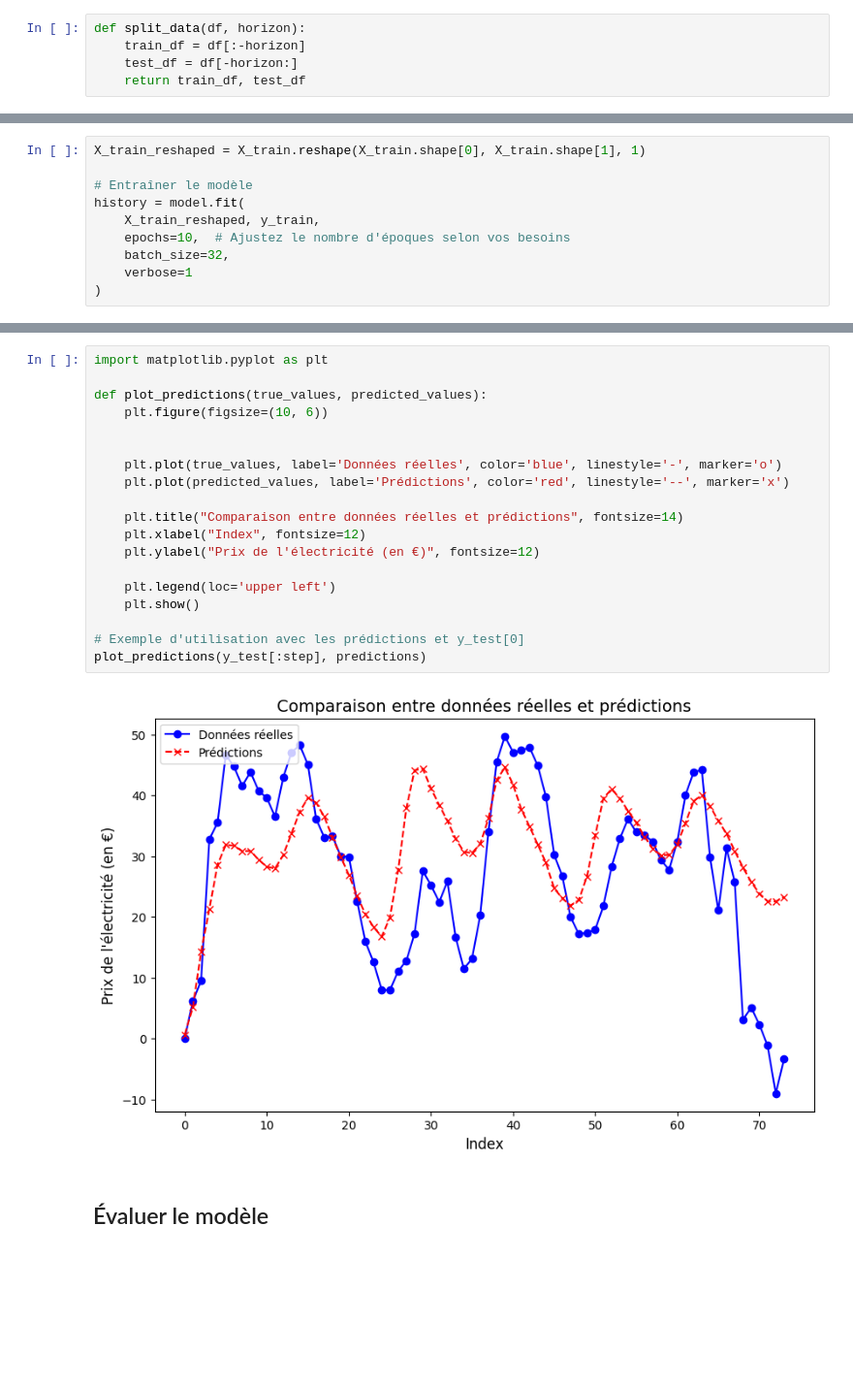
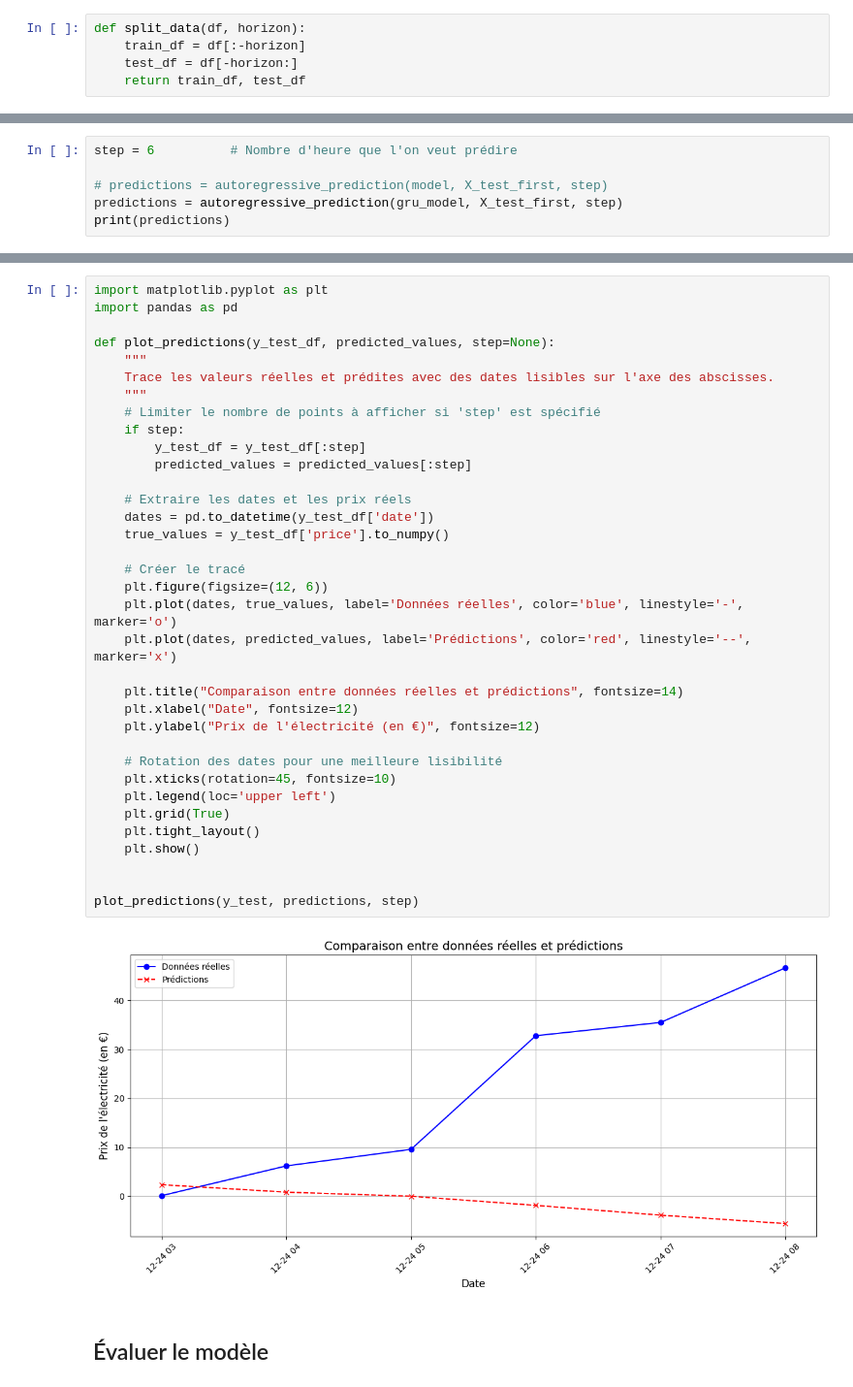
Before and after one commit to RobinMeneust/air_liquide_ai_challenge, a Jupyter notebook: notebooks/Conv1D.ipynb, the cells around one changed output, grey strips where cells are left out. Shown: that part at 97% size. Drawn from its saved outputs; the diff is of its cells as text; blank space fills up the shorter version.

```diff
--- a/notebooks/Conv1D.ipynb
+++ b/notebooks/Conv1D.ipynb
@@ -673,11 +147 @@ Model: "sequential_20"
  Non-trainable params: 0 (0.00 B)
-# %%
-X_train_reshaped = X_train.reshape(X_train.shape[0], X_train.shape[1], 1)
-
-# Entraîner le modèle
-history = model.fit(
-    X_train_reshaped, y_train,
-    epochs=10,  # Ajustez le nombre d'époques selon vos besoins
-    batch_size=32,
-    verbose=1
-)
@@ -757,0 +304,6 @@ print(predictions)
+# %%
+step = 6          # Nombre d'heure que l'on veut prédire
+
+# predictions = autoregressive_prediction(model, X_test_first, step)
+predictions = autoregressive_prediction(gru_model, X_test_first, step)
+print(predictions)
@@ -758,24 +328,40 @@ print(predictions)
 # %%
 import matplotlib.pyplot as plt
+import pandas as pd
 
-def plot_predictions(true_values, predicted_values):
-    plt.figure(figsize=(10, 6))
+def plot_predictions(y_test_df, predicted_values, step=None):
+    """
+    Trace les valeurs réelles et prédites avec des dates lisibles sur l'axe des abscisses.
+    """
+    # Limiter le nombre de points à afficher si 'step' est spécifié
+    if step:
+        y_test_df = y_test_df[:step]
+        predicted_values = predicted_values[:step]
+
+    # Extraire les dates et les prix réels
+    dates = pd.to_datetime(y_test_df['date'])
+    true_values = y_test_df['price'].to_numpy()
+
+    # Créer le tracé
+    plt.figure(figsize=(12, 6))
+    plt.plot(dates, true_values, label='Données réelles', color='blue', linestyle='-', marker='o')
+    plt.plot(dates, predicted_values, label='Prédictions', color='red', linestyle='--', marker='x')
+
+    plt.title("Comparaison entre données réelles et prédictions", fontsize=14)
+    plt.xlabel("Date", fontsize=12)
+    plt.ylabel("Prix de l'électricité (en €)", fontsize=12)
+
+    # Rotation des dates pour une meilleure lisibilité
+    plt.xticks(rotation=45, fontsize=10)
+    plt.legend(loc='upper left')
+    plt.grid(True)
+    plt.tight_layout()
+    plt.show()
 
 
-    plt.plot(true_values, label='Données réelles', color='blue', linestyle='-', marker='o')
-    plt.plot(predicted_values, label='Prédictions', color='red', linestyle='--', marker='x')
-
-    plt.title("Comparaison entre données réelles et prédictions", fontsize=14)
-    plt.xlabel("Index", fontsize=12)
-    plt.ylabel("Prix de l'électricité (en €)", fontsize=12)
-
-    plt.legend(loc='upper left')
-    plt.show()
-
-# Exemple d'utilisation avec les prédictions et y_test[0]
-plot_predictions(y_test[:step], predictions)
+plot_predictions(y_test, predictions, step)
 # %% [output]
-[figure, old version]
+[figure, new version]
 # %% [markdown]
 ## Évaluer le modèle
 # %%
```
Also changed, not shown: parts of 79 cells of this notebook.
